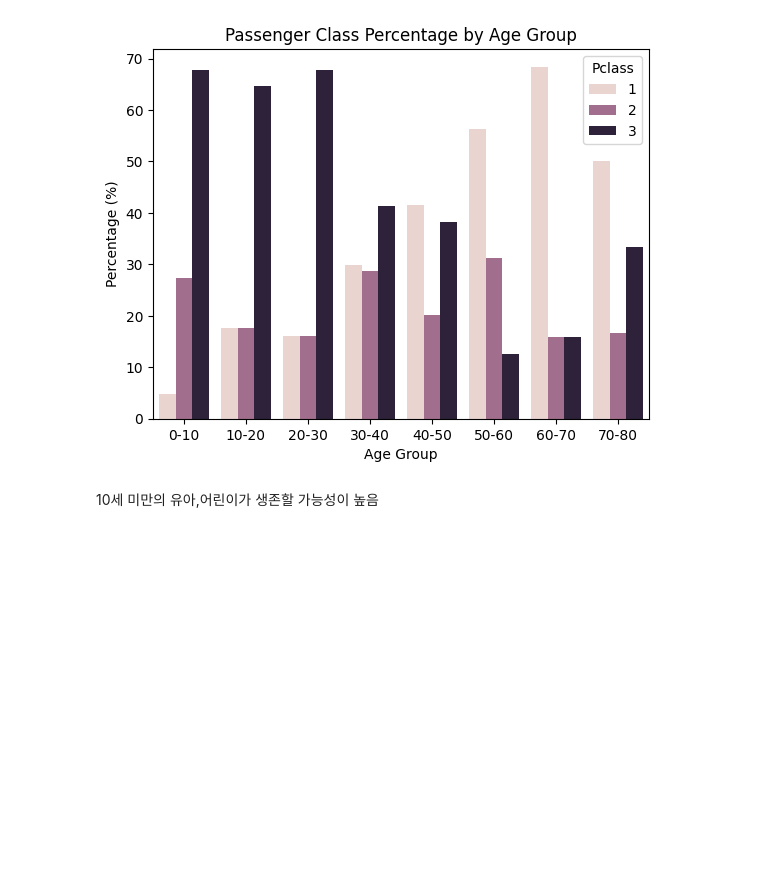
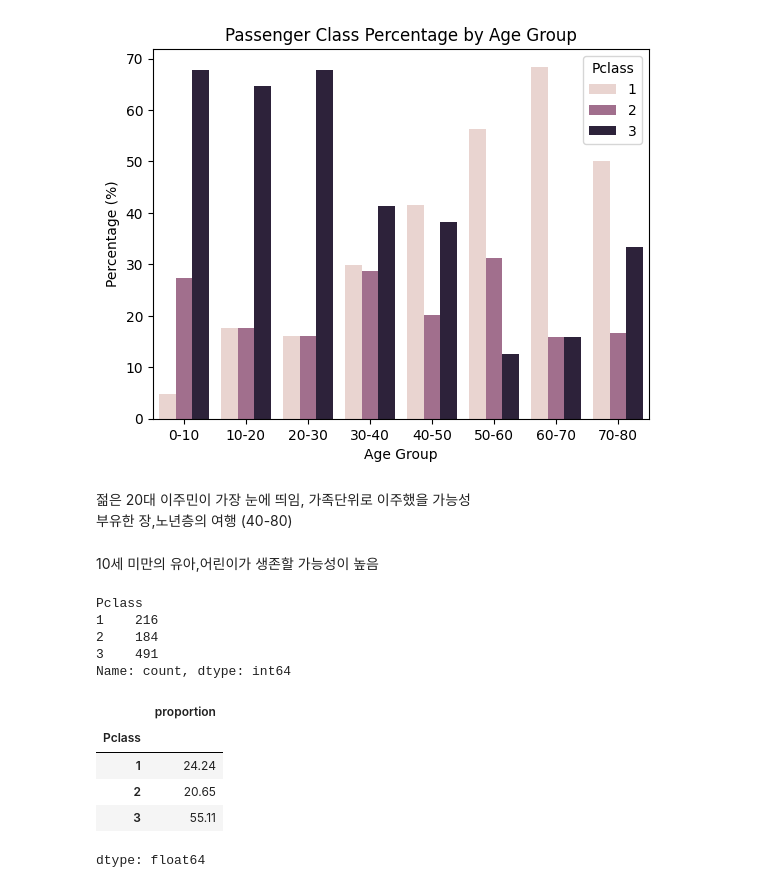
Before and after one commit to Highflying07/Data-Science, a Jupyter notebook: 타이타닉_막~.ipynb, the cells around one changed output. Saved outputs shown, nothing was run; the diff lists cells and outputs as text; code cells hidden in the pictures; blank space fills up the shorter version.

```diff
--- a/타이타닉_막~.ipynb
+++ b/타이타닉_막~.ipynb
@@ -403,5 +403,30 @@ plt.show()
 # %% [output]
 [figure]
 [figure]
+# %% [markdown]
+젊은 20대 이주민이 가장 눈에 띄임, 가족단위로 이주했을 가능성\
+부유한 장,노년층의 여행 (40-80)
 # %% [markdown]
 10세 미만의 유아,어린이가 생존할 가능성이 높음
+# %%
+## 각 클래스별 인구구성
+
+# 각 클래스별 승객 수
+pclass_counts = df['Pclass'].value_counts().sort_index()
+print(pclass_counts)
+# %% [output]
+Pclass
+1    216
+2    184
+3    491
+Name: count, dtype: int64
+# %%
+# 각 클래스별 비율
+df['Pclass'].value_counts(normalize=True).sort_index().round(4) * 100
+# %% [output]
+|  | proportion |
+| Pclass |  |
+| 1 | 24.24 |
+| 2 | 20.65 |
+| 3 | 55.11 |
+dtype: float64
```
Also changed, not shown: parts of 8 cells of this notebook.
